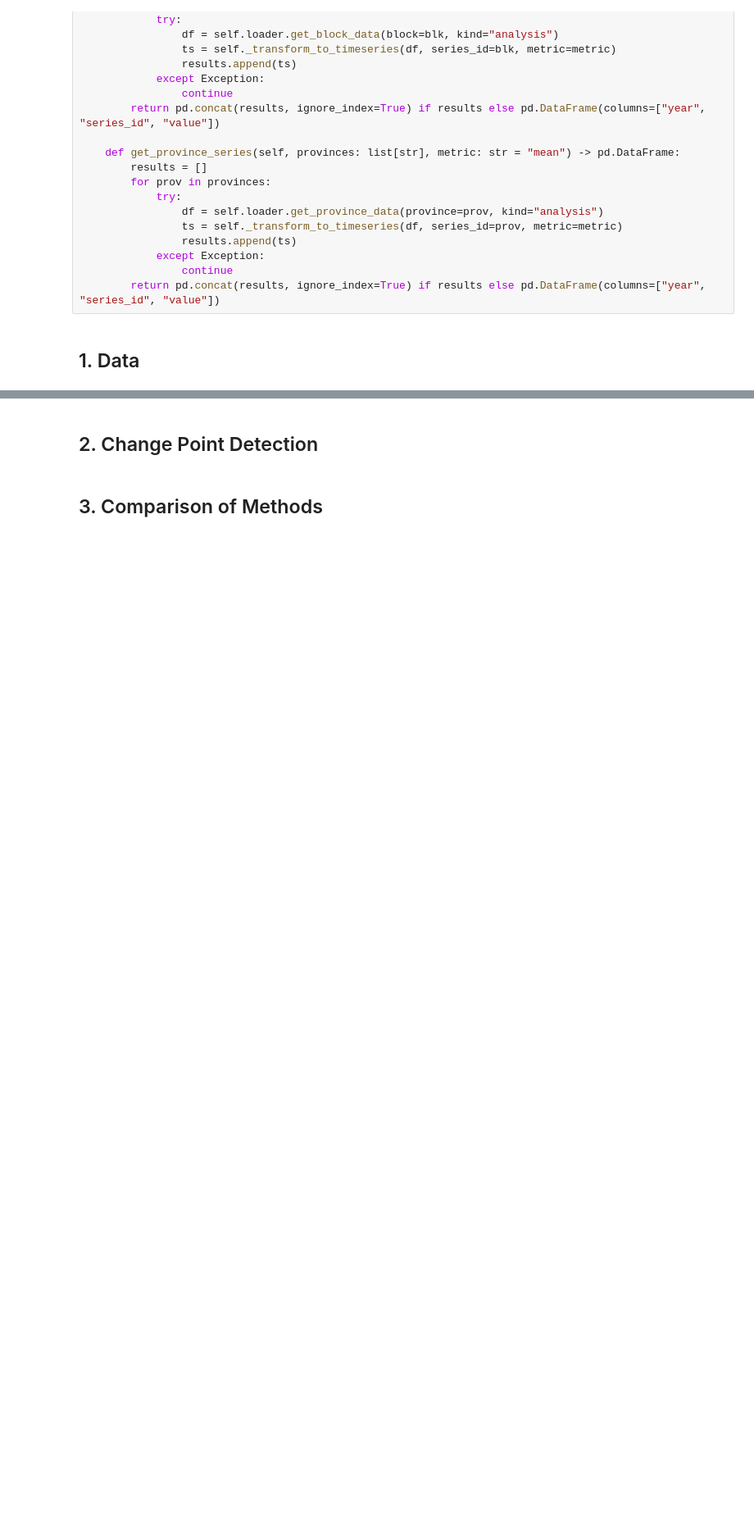
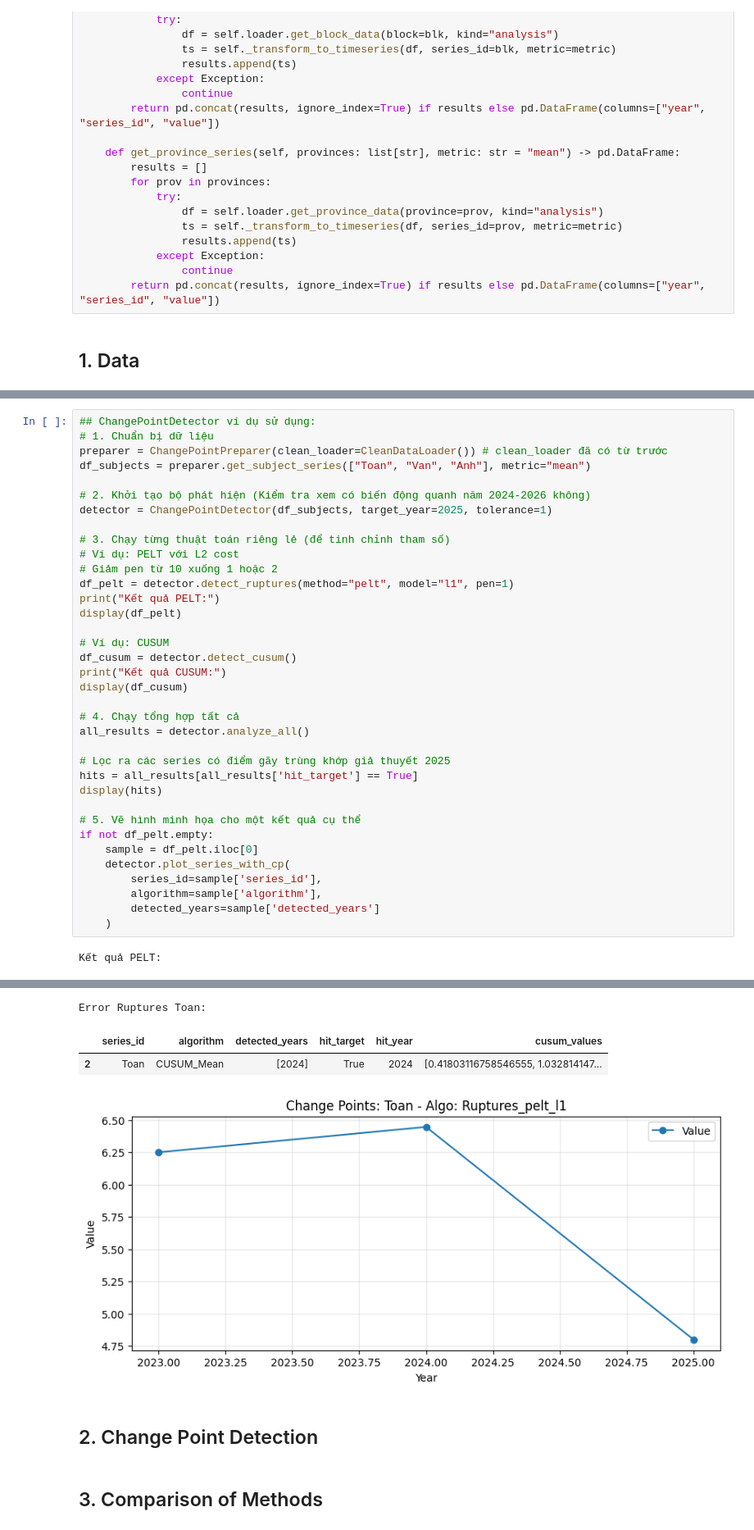
Before and after one commit to tano-dev/Vietnam-National-Exam-Score-Analysis-and-Forecasting, a Jupyter notebook: Notebook/ChangePoint.ipynb, the cells around one changed output, grey strips where cells are left out. Shown at 82% size. Cells and saved outputs as stored; diff of their text form; blank space fills up the shorter version.

```diff
--- a/Notebook/ChangePoint.ipynb
+++ b/Notebook/ChangePoint.ipynb
@@ -143,0 +160,38 @@ KeyError: 1
+# %%
+## ChangePointDetector ví dụ sử dụng:
+# 1. Chuẩn bị dữ liệu
+preparer = ChangePointPreparer(clean_loader=CleanDataLoader()) # clean_loader đã có từ trước
+df_subjects = preparer.get_subject_series(["Toan", "Van", "Anh"], metric="mean")
+
+# 2. Khởi tạo bộ phát hiện (Kiểm tra xem có biến động quanh năm 2024-2026 không)
+detector = ChangePointDetector(df_subjects, target_year=2025, tolerance=1)
+
+# 3. Chạy từng thuật toán riêng lẻ (để tinh chỉnh tham số)
+# Ví dụ: PELT với L2 cost
+# Giảm pen từ 10 xuống 1 hoặc 2
+df_pelt = detector.detect_ruptures(method="pelt", model="l1", pen=1)
+print("Kết quả PELT:")
+display(df_pelt)
+
+# Ví dụ: CUSUM
+df_cusum = detector.detect_cusum()
+print("Kết quả CUSUM:")
+display(df_cusum)
+
+# 4. Chạy tổng hợp tất cả
+all_results = detector.analyze_all()
+
+# Lọc ra các series có điểm gãy trùng khớp giả thuyết 2025
+hits = all_results[all_results['hit_target'] == True]
+display(hits)
+
+# 5. Vẽ hình minh họa cho một kết quả cụ thể
+if not df_pelt.empty:
+    sample = df_pelt.iloc[0]
+    detector.plot_series_with_cp(
+        series_id=sample['series_id'],
+        algorithm=sample['algorithm'],
+        detected_years=sample['detected_years']
+    )
+# %% [output]
+Kết quả PELT:
@@ -144,3 +203,7 @@ KeyError: 1
+Error Ruptures Toan:
+|  | series_id | algorithm | detected_years | hit_target | hit_year | cusum_values |
+| 2 | Toan | CUSUM_Mean | [2024] | True | 2024 | [0.41803116758546555, 1.032814147... |
+[figure, added]
 # %% [markdown]
 ## 2. Change Point Detection
 # %% [markdown]
```
Also changed, not shown: parts of 2 cells of this notebook.
